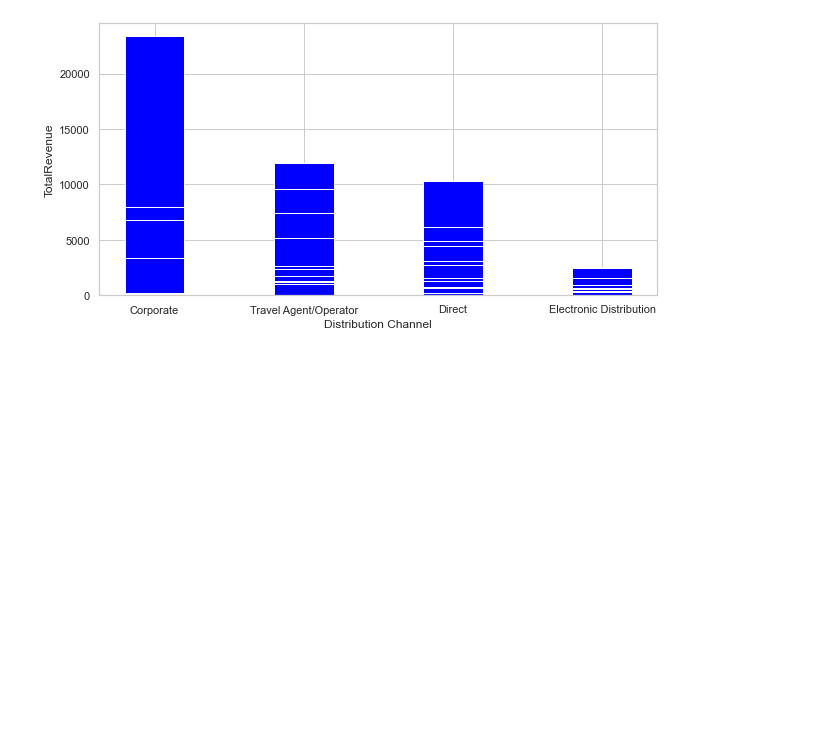
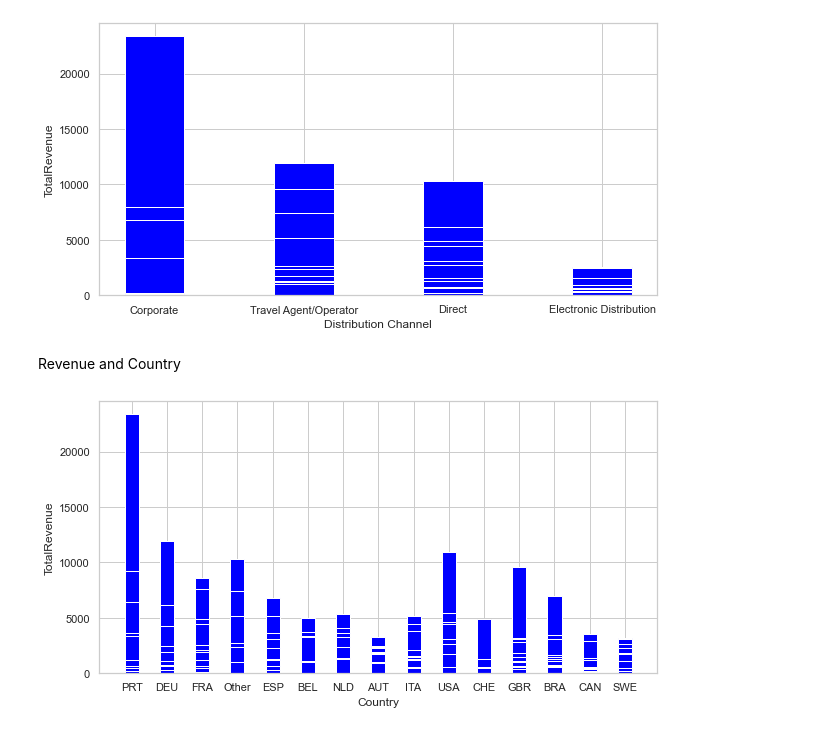
Before and after one commit to LNRobertson/Customer_Segmentation, a Jupyter notebook: notebooks/2_EDA.ipynb, the cells around one changed output. Drawn from its saved outputs; the diff is of its cells as text; code cells hidden in the pictures; blank space fills up the shorter version.

```diff
--- a/notebooks/2_EDA.ipynb
+++ b/notebooks/2_EDA.ipynb
@@ -550,3 +590,16 @@ plt.ylabel("TotalRevenue")
 plt.show()
 # %% [output]
 [figure]
+# %% [markdown]
+Revenue and Country
+# %%
+fig = plt.figure(figsize = (10, 5))
+
+plt.bar(clean_data.Country, clean_data.TotalRevenue, color = 'blue',
+        width = .4)
+
+plt.xlabel("Country")
+plt.ylabel("TotalRevenue")
+plt.show()
+# %% [output]
+[figure, added]
```
Also changed, not shown: parts of 29 cells of this notebook, 1 other file.
